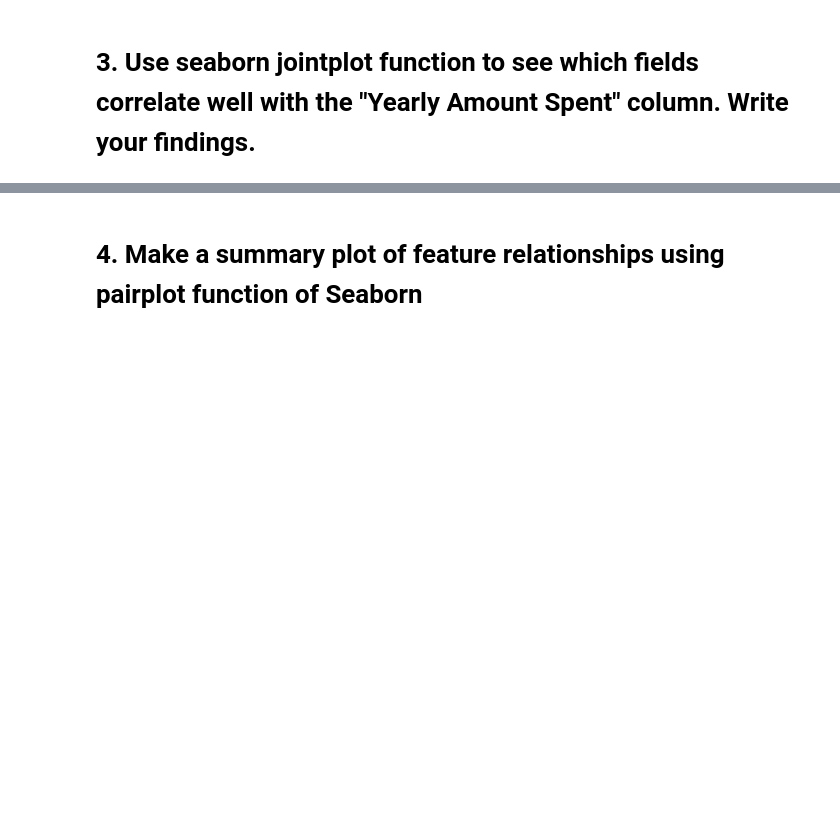
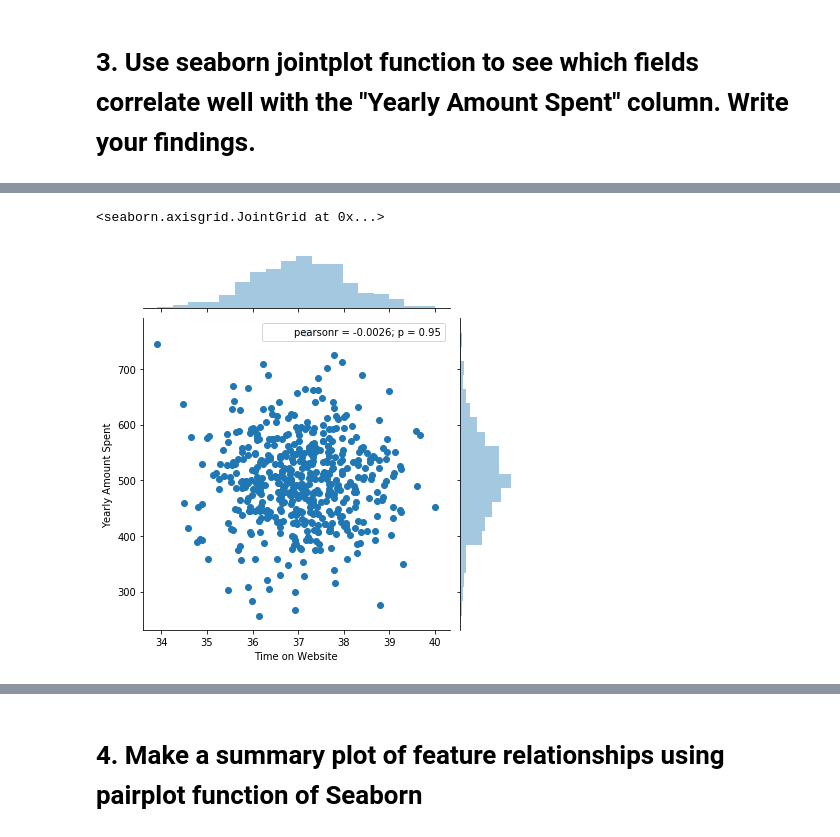
Before and after one commit to brickfaced/data-science, a Jupyter notebook: regression.ipynb, the cells around one changed output, grey strips where cells are left out. Saved outputs shown, nothing was run; the diff lists cells and outputs as text; code cells hidden in the pictures; blank space fills up the shorter version.

```diff
--- a/regression.ipynb
+++ b/regression.ipynb
@@ -56,0 +71,5 @@ memory usage: 31.3+ KB
+# %%
+sns.jointplot(df['Time on Website'], df['Yearly Amount Spent'])
+# %% [output]
+<seaborn.axisgrid.JointGrid at 0x...>
+[figure, added]
```
Also changed, not shown: parts of 23 cells of this notebook.
